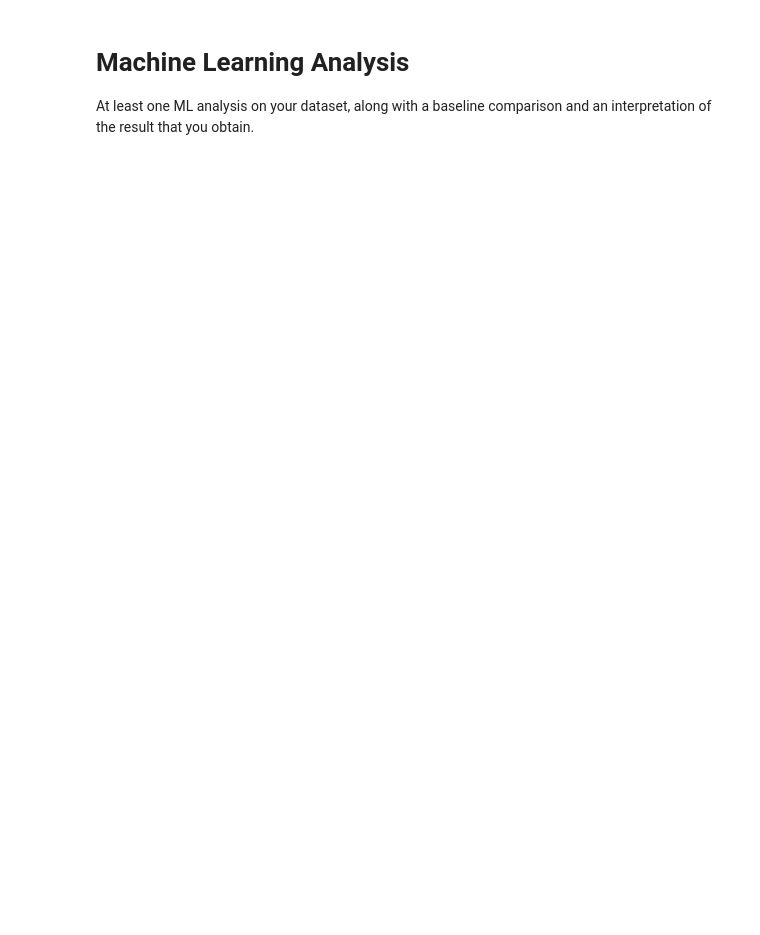
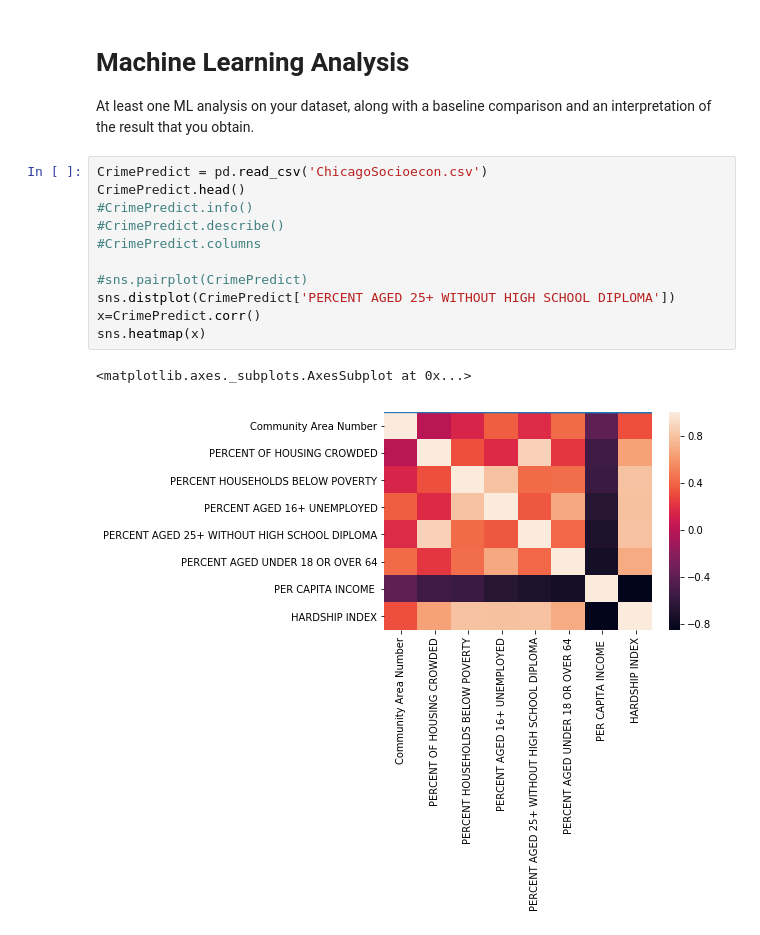
Before and after one commit to edgeslab/CS418-Project, a Jupyter notebook: 418_ProjectV3.ipynb, the cells around one changed output. Drawn from its saved outputs; the diff is of its cells as text; blank space fills up the shorter version.

```diff
--- a/418_ProjectV3.ipynb
+++ b/418_ProjectV3.ipynb
@@ -269,6 +268,20 @@ Community Area
 # Machine Learning Analysis
 At least one ML analysis on your dataset, along with a baseline comparison
 and an interpretation of the result that you obtain.
+# %%
+CrimePredict = pd.read_csv('ChicagoSocioecon.csv')
+CrimePredict.head()
+#CrimePredict.info()
+#CrimePredict.describe()
+#CrimePredict.columns
+
+#sns.pairplot(CrimePredict)
+sns.distplot(CrimePredict['PERCENT AGED 25+ WITHOUT HIGH SCHOOL DIPLOMA'])
+x=CrimePredict.corr()
+sns.heatmap(x)
+# %% [output]
+<matplotlib.axes._subplots.AxesSubplot at 0x...>
+[figure, added]
 # %% [markdown]
 # Reflection
 Reflection: a discussion of the following:
```
Also changed, not shown: parts of 5 cells of this notebook.
